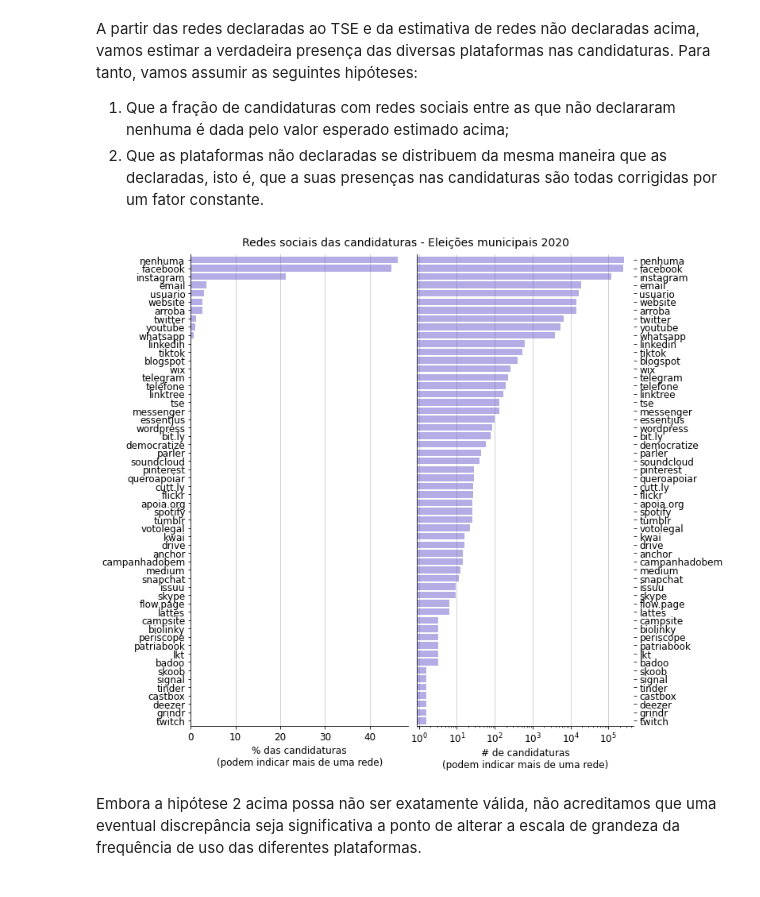
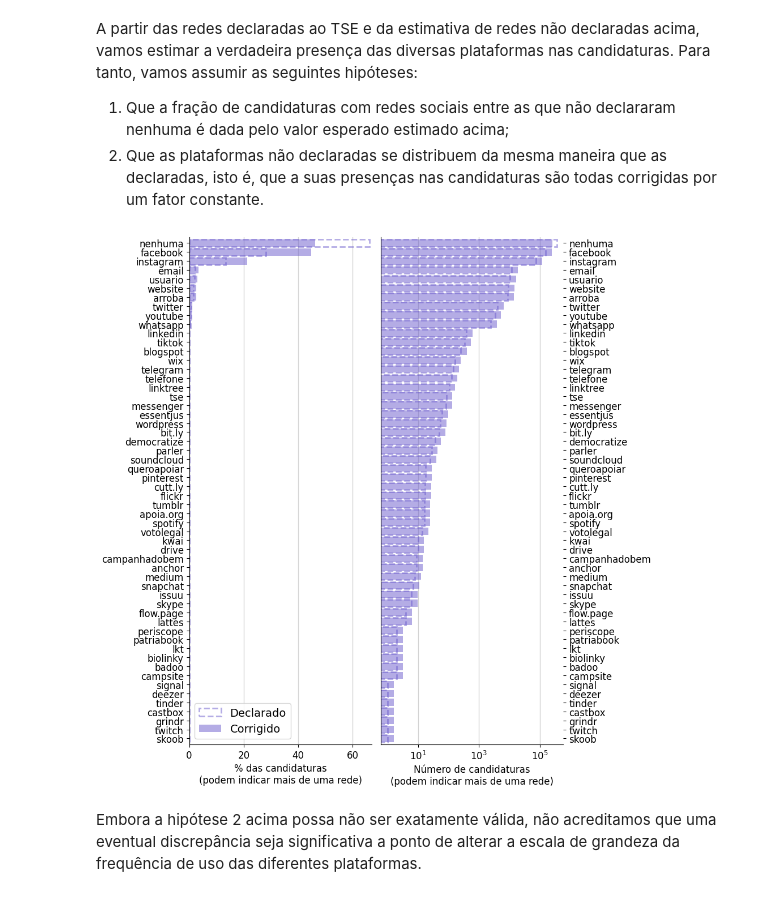
Before and after one commit to cewebbr/violentometro, a Jupyter notebook: analises/46_analise_estatistica_candidatos_nas_redes_2020.ipynb, the cells around one changed output. Drawn from its saved outputs; the diff is of its cells as text; code cells hidden in the pictures.

```diff
--- a/analises/46_analise_estatistica_candidatos_nas_redes_2020.ipynb
+++ b/analises/46_analise_estatistica_candidatos_nas_redes_2020.ipynb
@@ -46,10 +48,6 @@ Para estimar a fração dos candidatos que não declararam redes mas as têm, va
 Por se tratar de um processo de amostragem aleatório e independente da população de candidatos sem redes declaradas, o resultado segue uma distribuição binomial.
 # %%
-# Seleção de amostra aleatória para busca das redes no google:
-n_semredes = 100
-#manual_check_df = use_df.query('nenhuma > 0')[['DS_CARGO', 'NM_URNA_CANDIDATO','SG_PARTIDO', 'SG_UF']].sample(n_semredes, random_state=12121)
-#manual_check_df.to_csv('../dados/processados/candidatos_sem_redes_declaradas_2022.csv', index=False)
-
 # Carregando resultado da busca sobre os candidatos acima (29/100 possuem redes):
 manual_check_df = pd.read_csv('../dados/processados/candidatos_sem_redes_declaradas_2022.csv')
 n_redes_ocultas = (manual_check_df['PLATAFORMA'] != 'Nenhuma').sum()
+n_semredes = len(manual_check_df)
@@ -110,10 +70,21 @@ cand_per_platform.loc[cand_per_platform.index != 'nenhuma'] = cand_per_platform.
-# %%
-# Gráfico de uso das plataformas:
-fig = af.plot_platform_counts(cand_per_platform, len(use_df), 'Eleições municipais 2020')
-fig.savefig('plots/redes_sociais_das_candidaturas_2022.png')
-pl.show()
-# %% [output]
-[figure, removed]
+# %%
+# Corrigindo os dados de uso de redes sociais pela fração estimada de redes não declaradas:
+cand_per_platform = use_df[redes_cols].sum().sort_values()
+cand_per_platform_fix = cand_per_platform.copy()
+NTs = cand_per_platform_fix['nenhuma']
+cand_per_platform_fix.loc['nenhuma'] = cand_per_platform_fix.loc['nenhuma'] * (1 - mean_p)
+cand_per_platform_fix.loc[cand_per_platform_fix.index != 'nenhuma'] = cand_per_platform_fix.loc[cand_per_platform_fix.index != 'nenhuma'] * (1 + mean_p * NTs / (len(use_df) - NTs))
+# %%
+n_cands = len(use_df)
+fig = af.plot_platform_counts(cand_per_platform, n_cands, facecolor='none', edgecolor='slateblue', linewidth=2, linestyle='--', alpha=0.5, label='Declarado')
+fig = af.plot_platform_counts(cand_per_platform_fix, n_cands, labelsize=12, fig=fig, color='slateblue', alpha=0.5, label='Corrigido', lims=[(0, 67), (6e-1, 6e5)])
+pl.subplot(1,2,1)
+pl.legend(fontsize=14)
+pl.tight_layout()
+#pl.savefig('../resultados/plots/plataformas-utilizadas_2020.png')
+pl.show()
+# %% [output]
+[figure, added]
 # %% [markdown]
 Embora a hipótese 2 acima possa não ser exatamente válida, não acreditamos que uma eventual discrepância seja significativa a ponto de alterar a escala de grandeza da frequência de uso das diferentes plataformas.
 # %% [markdown]
```
Also changed, not shown: parts of 31 cells of this notebook, 16 other files.
